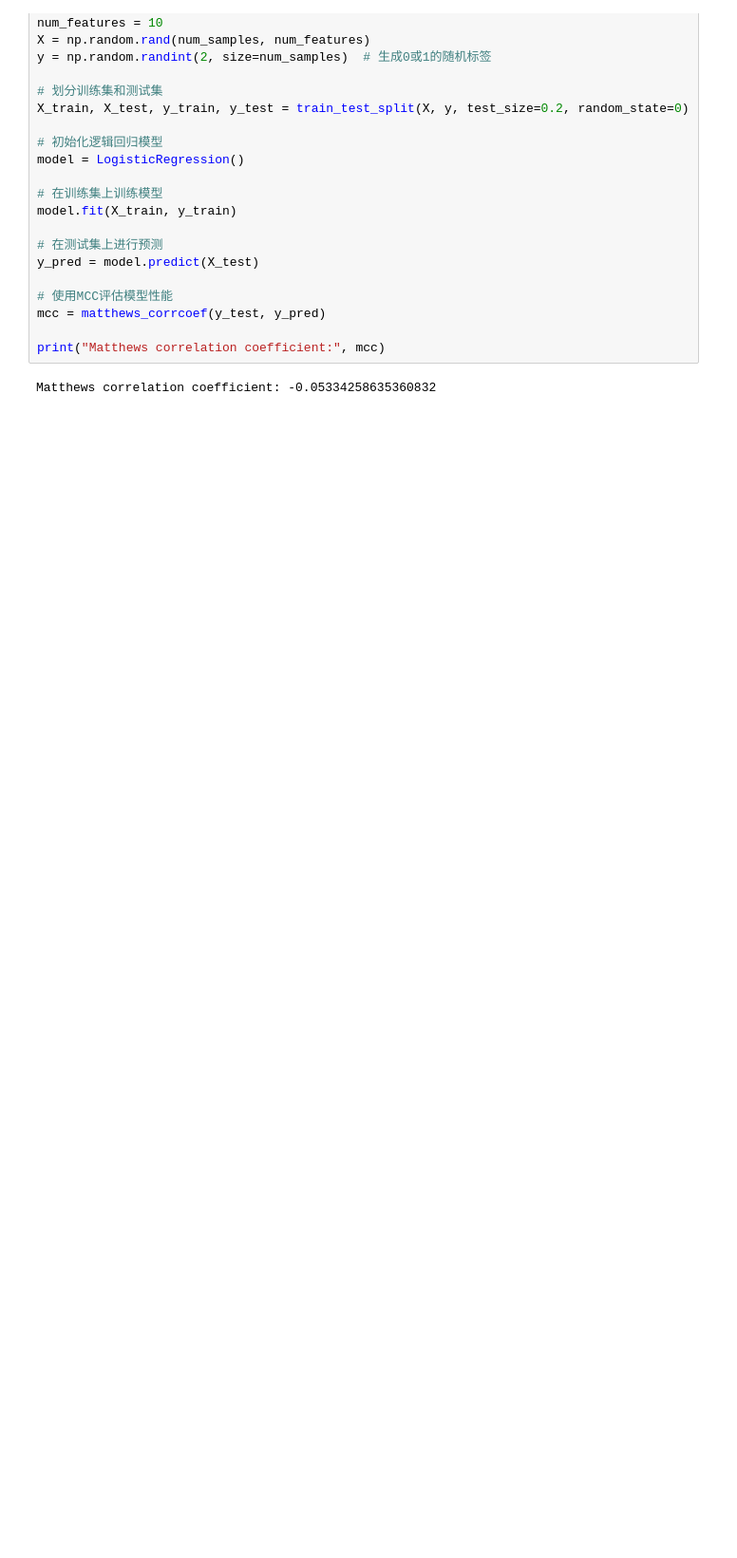
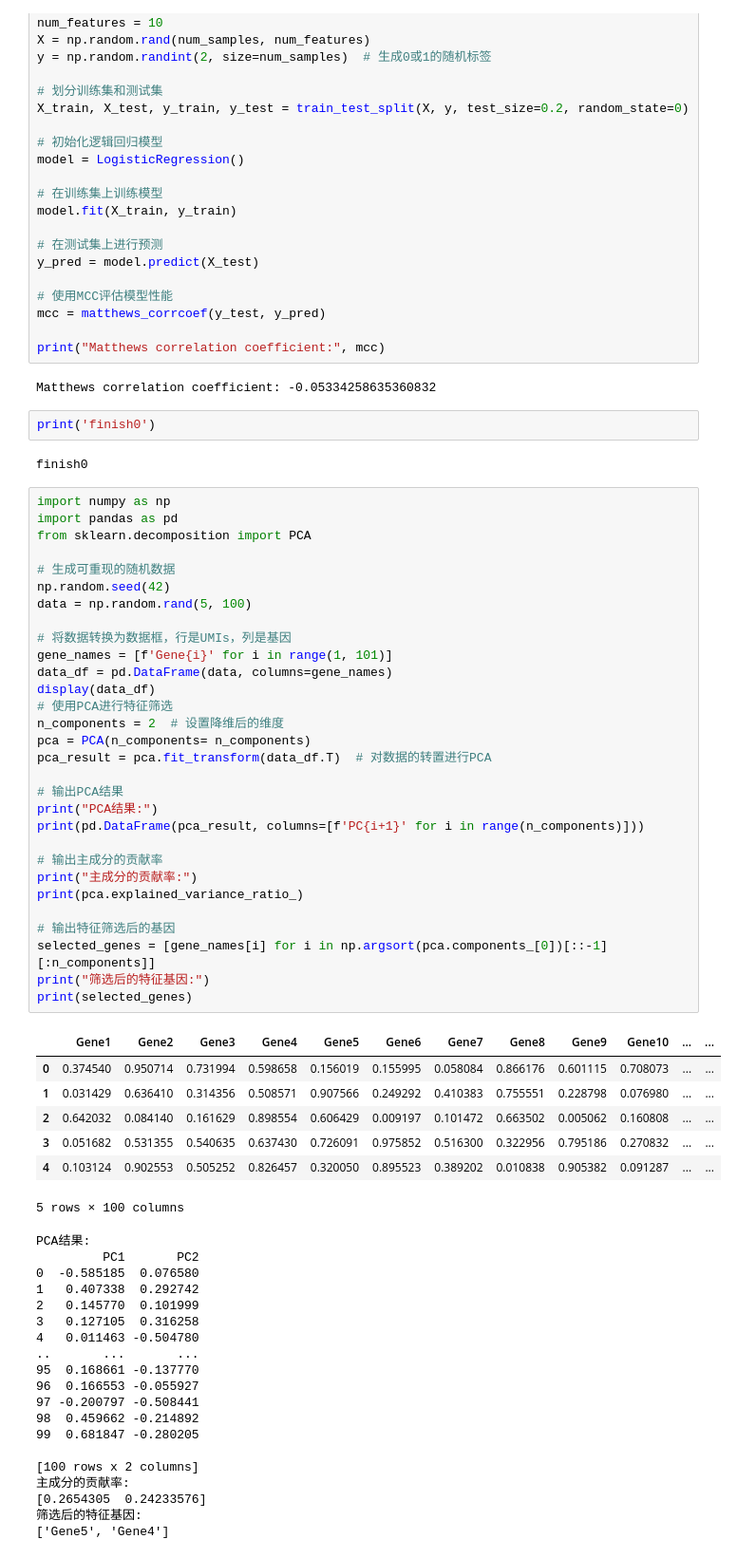
Before and after one commit to huyingguo/Hackathon-Summer-2023, a Jupyter notebook: scratch.ipynb, the cells around one changed output. Shown at 95% size. Drawn from its saved outputs; the diff is of its cells as text; blank space fills up the shorter version.

```diff
--- a/scratch.ipynb
+++ b/scratch.ipynb
@@ -136,3 +165,64 @@ mcc = matthews_corrcoef(y_test, y_pred)
 print("Matthews correlation coefficient:", mcc)
 # %% [output]
 Matthews correlation coefficient: -0.05334258635360832
+# %%
+print('finish0')
+# %% [output]
+finish0
+# %%
+import numpy as np
+import pandas as pd
+from sklearn.decomposition import PCA
+
+# 生成可重现的随机数据
+np.random.seed(42)
+data = np.random.rand(5, 100)
+
+# 将数据转换为数据框，行是UMIs，列是基因
+gene_names = [f'Gene{i}' for i in range(1, 101)]
+data_df = pd.DataFrame(data, columns=gene_names)
+display(data_df)
+# 使用PCA进行特征筛选
+n_components = 2  # 设置降维后的维度
+pca = PCA(n_components= n_components)
+pca_result = pca.fit_transform(data_df.T)  # 对数据的转置进行PCA
+
+# 输出PCA结果
+print("PCA结果:")
+print(pd.DataFrame(pca_result, columns=[f'PC{i+1}' for i in range(n_components)]))
+
+# 输出主成分的贡献率
+print("主成分的贡献率:")
+print(pca.explained_variance_ratio_)
+
+# 输出特征筛选后的基因
+selected_genes = [gene_names[i] for i in np.argsort(pca.components_[0])[::-1][:n_components]]
+print("筛选后的特征基因:")
+print(selected_genes)
+# %% [output]
+|  | Gene1 | Gene2 | Gene3 | Gene4 | Gene5 | Gene6 | Gene7 | Gene8 | Gene9 | Gene10 | ... | ... |
+| 0 | 0.374540 | 0.950714 | 0.731994 | 0.598658 | 0.156019 | 0.155995 | 0.058084 | 0.866176 | 0.601115 | 0.708073 | ... | ... |
+| 1 | 0.031429 | 0.636410 | 0.314356 | 0.508571 | 0.907566 | 0.249292 | 0.410383 | 0.755551 | 0.228798 | 0.076980 | ... | ... |
+| 2 | 0.642032 | 0.084140 | 0.161629 | 0.898554 | 0.606429 | 0.009197 | 0.101472 | 0.663502 | 0.005062 | 0.160808 | ... | ... |
+| 3 | 0.051682 | 0.531355 | 0.540635 | 0.637430 | 0.726091 | 0.975852 | 0.516300 | 0.322956 | 0.795186 | 0.270832 | ... | ... |
+| 4 | 0.103124 | 0.902553 | 0.505252 | 0.826457 | 0.320050 | 0.895523 | 0.389202 | 0.010838 | 0.905382 | 0.091287 | ... | ... |
+5 rows × 100 columns
+PCA结果:
+         PC1       PC2
+0  -0.585185  0.076580
+1   0.407338  0.292742
+2   0.145770  0.101999
+3   0.127105  0.316258
+4   0.011463 -0.504780
+..       ...       ...
+95  0.168661 -0.137770
+96  0.166553 -0.055927
+97 -0.200797 -0.508441
+98  0.459662 -0.214892
+99  0.681847 -0.280205
+
+[100 rows x 2 columns]
+主成分的贡献率:
+[0.2654305  0.24233576]
+筛选后的特征基因:
+['Gene5', 'Gene4']
```
Also changed, not shown: parts of 8 cells of this notebook, 4 other files.
